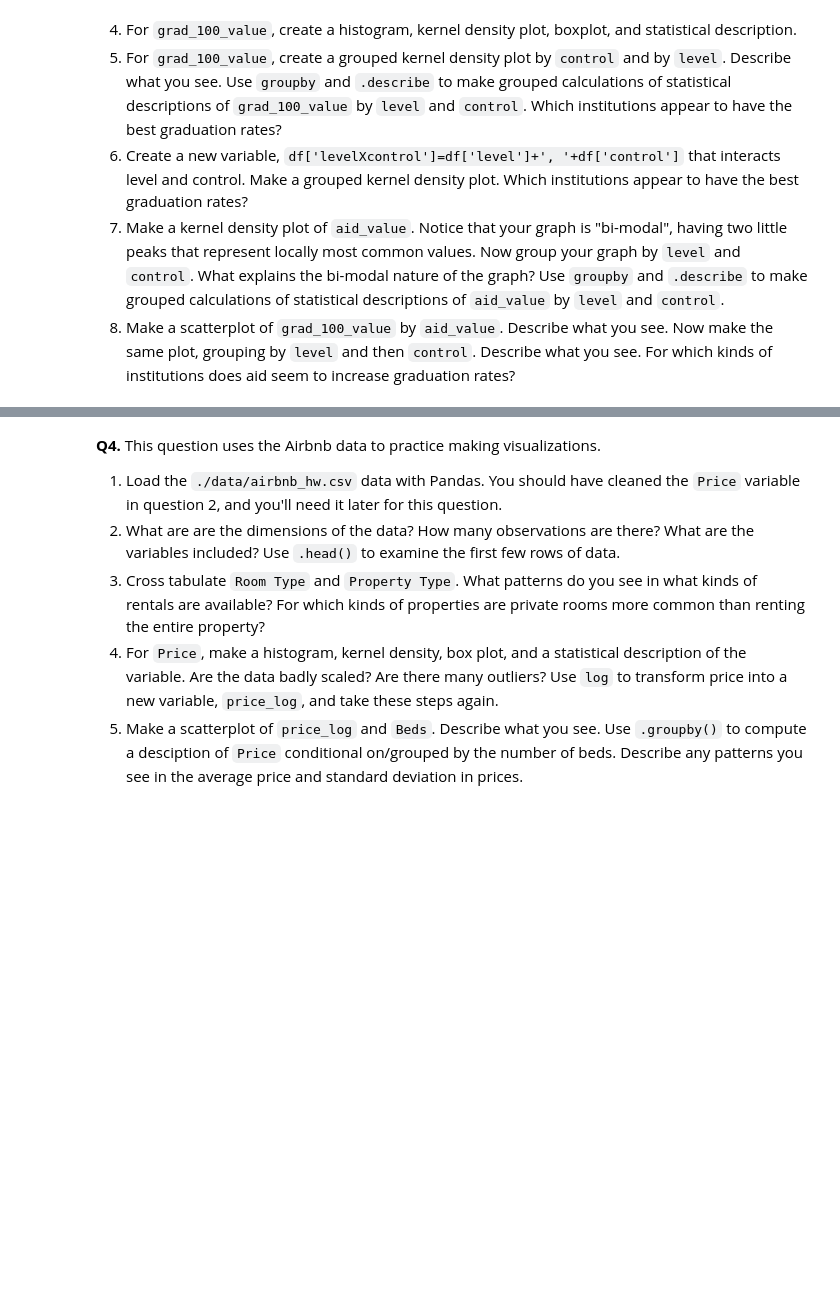
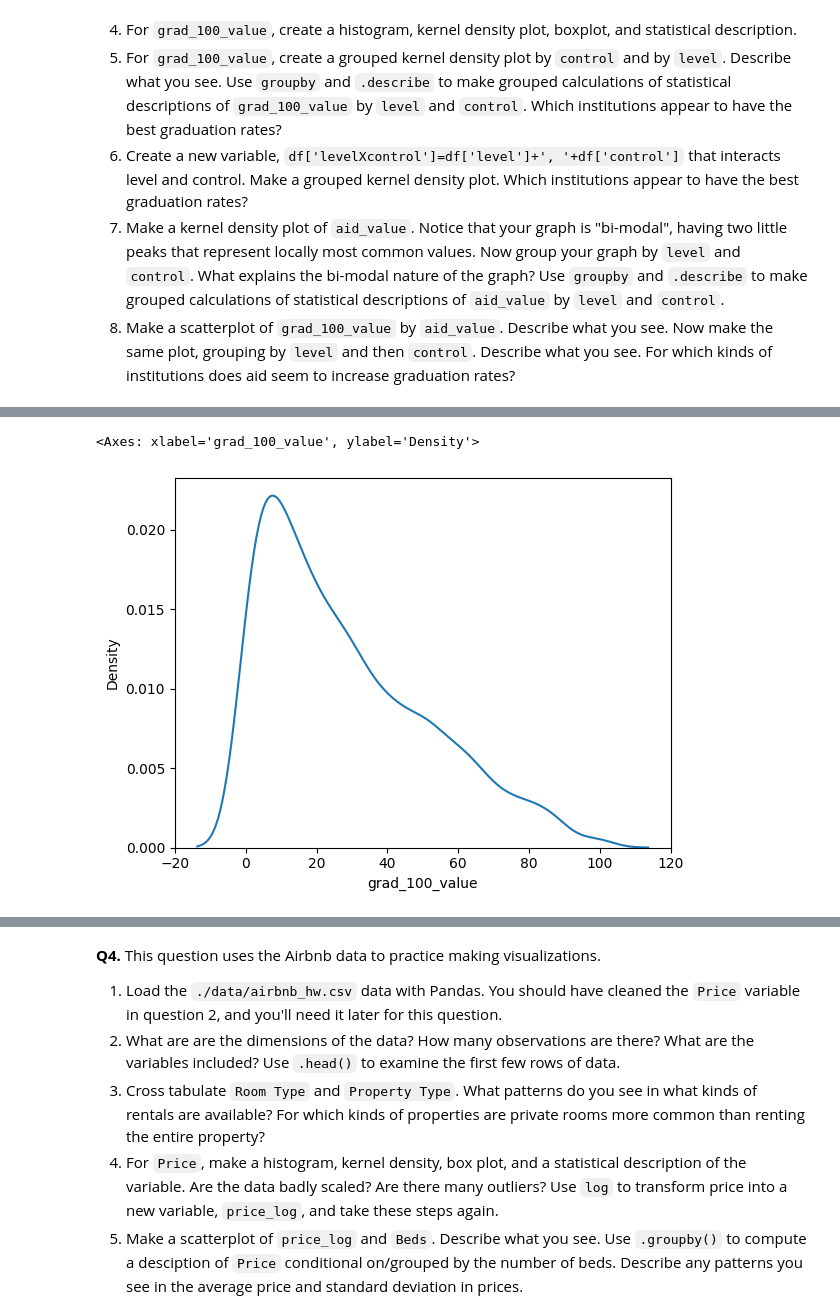
Before and after one commit to ToriStoner/assignment2, a Jupyter notebook: assignment2.ipynb, the cells around one changed output, grey strips where cells are left out. Cells and saved outputs as stored; diff of their text form; code cells hidden in the pictures; blank space fills up the shorter version.

```diff
--- a/assignment2.ipynb
+++ b/assignment2.ipynb
@@ -172,0 +185,7 @@ NameError: ignored
+# %%
+#4
+var = 'grad_100_value'
+sns.kdeplot(df[var])
+# %% [output]
+<Axes: xlabel='grad_100_value', ylabel='Density'>
+[figure, added]
```
Also changed, not shown: parts of 12 cells of this notebook.
